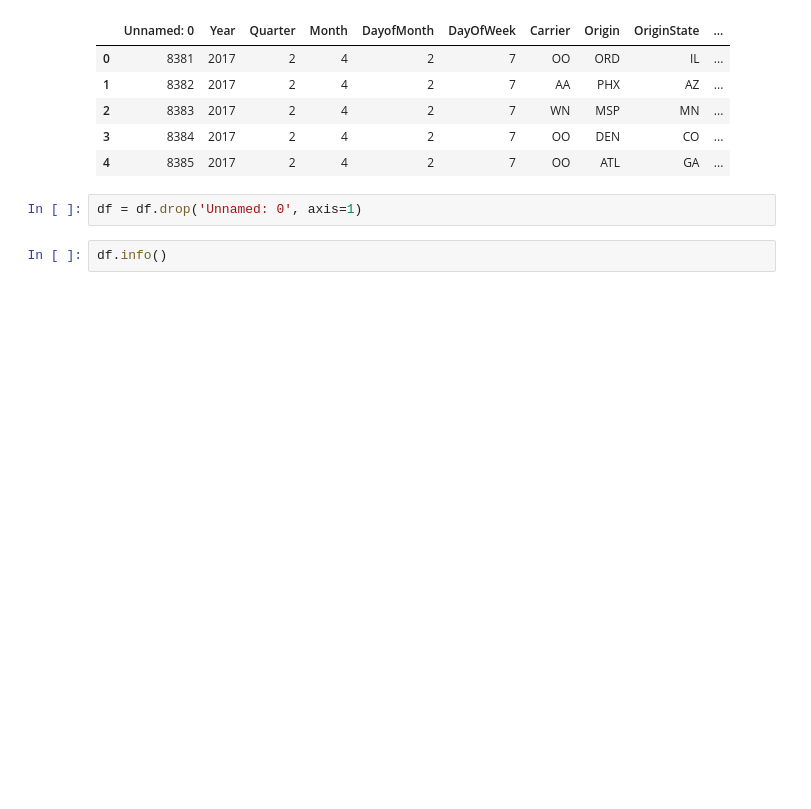
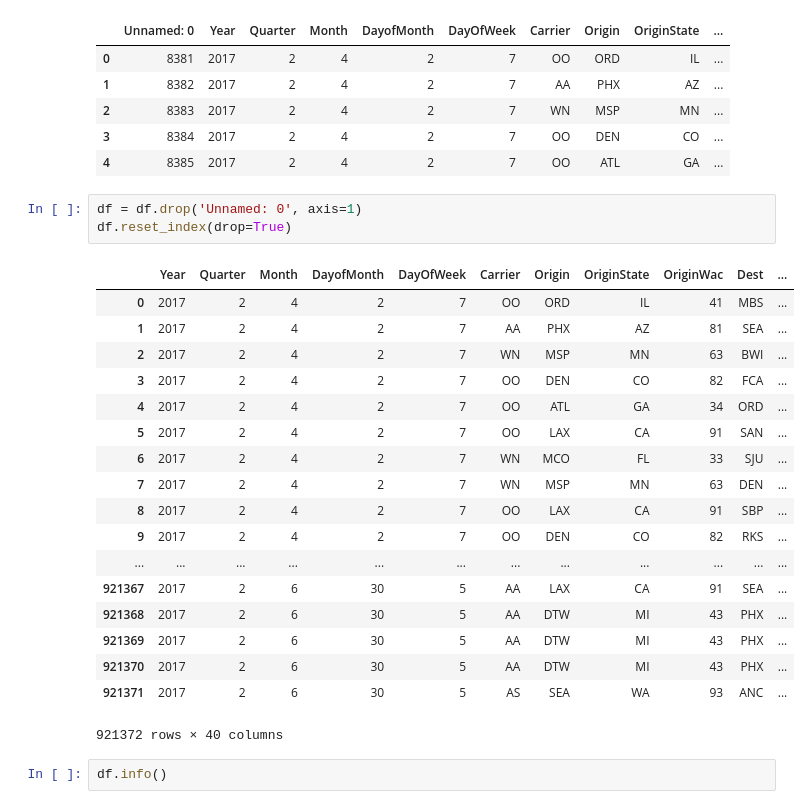
Before and after one commit to cuthlo/springboard, a Jupyter notebook: capstone_project1/models/kNearest_Neighbors_Model_GridSearchCV.ipynb, the cells around one changed output. Saved outputs shown, nothing was run; the diff lists cells and outputs as text; blank space fills up the shorter version.

```diff
--- a/capstone_project1/models/kNearest_Neighbors_Model_GridSearchCV.ipynb
+++ b/capstone_project1/models/kNearest_Neighbors_Model_GridSearchCV.ipynb
@@ -23,6 +23,26 @@ df.head()
 | 4 | 8385 | 2017 | 2 | 4 | 2 | 7 | OO | ATL | GA | ... |
 # %%
 df = df.drop('Unnamed: 0', axis=1)
+df.reset_index(drop=True)
+# %% [output]
+|  | Year | Quarter | Month | DayofMonth | DayOfWeek | Carrier | Origin | OriginState | OriginWac | Dest | ... |
+| 0 | 2017 | 2 | 4 | 2 | 7 | OO | ORD | IL | 41 | MBS | ... |
+| 1 | 2017 | 2 | 4 | 2 | 7 | AA | PHX | AZ | 81 | SEA | ... |
+| 2 | 2017 | 2 | 4 | 2 | 7 | WN | MSP | MN | 63 | BWI | ... |
+| 3 | 2017 | 2 | 4 | 2 | 7 | OO | DEN | CO | 82 | FCA | ... |
+| 4 | 2017 | 2 | 4 | 2 | 7 | OO | ATL | GA | 34 | ORD | ... |
+| 5 | 2017 | 2 | 4 | 2 | 7 | OO | LAX | CA | 91 | SAN | ... |
+| 6 | 2017 | 2 | 4 | 2 | 7 | WN | MCO | FL | 33 | SJU | ... |
+| 7 | 2017 | 2 | 4 | 2 | 7 | WN | MSP | MN | 63 | DEN | ... |
+| 8 | 2017 | 2 | 4 | 2 | 7 | OO | LAX | CA | 91 | SBP | ... |
+| 9 | 2017 | 2 | 4 | 2 | 7 | OO | DEN | CO | 82 | RKS | ... |
+| ... | ... | ... | ... | ... | ... | ... | ... | ... | ... | ... | ... |
+| 921367 | 2017 | 2 | 6 | 30 | 5 | AA | LAX | CA | 91 | SEA | ... |
+| 921368 | 2017 | 2 | 6 | 30 | 5 | AA | DTW | MI | 43 | PHX | ... |
+| 921369 | 2017 | 2 | 6 | 30 | 5 | AA | DTW | MI | 43 | PHX | ... |
+| 921370 | 2017 | 2 | 6 | 30 | 5 | AA | DTW | MI | 43 | PHX | ... |
+| 921371 | 2017 | 2 | 6 | 30 | 5 | AS | SEA | WA | 93 | ANC | ... |
+921372 rows × 40 columns
 # %%
 df.info()
 # %% [output]
```
Also changed, not shown: parts of 14 cells of this notebook.
